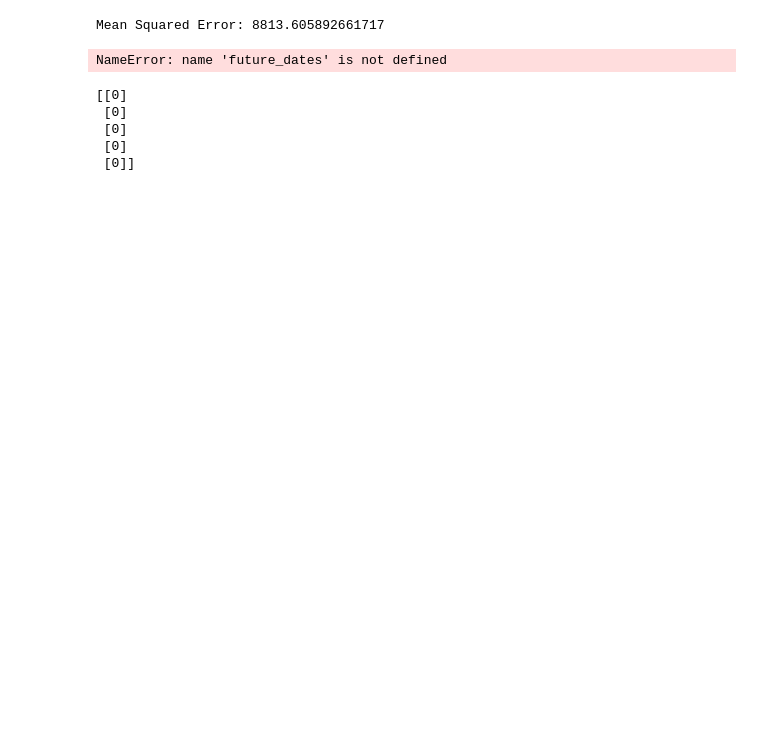
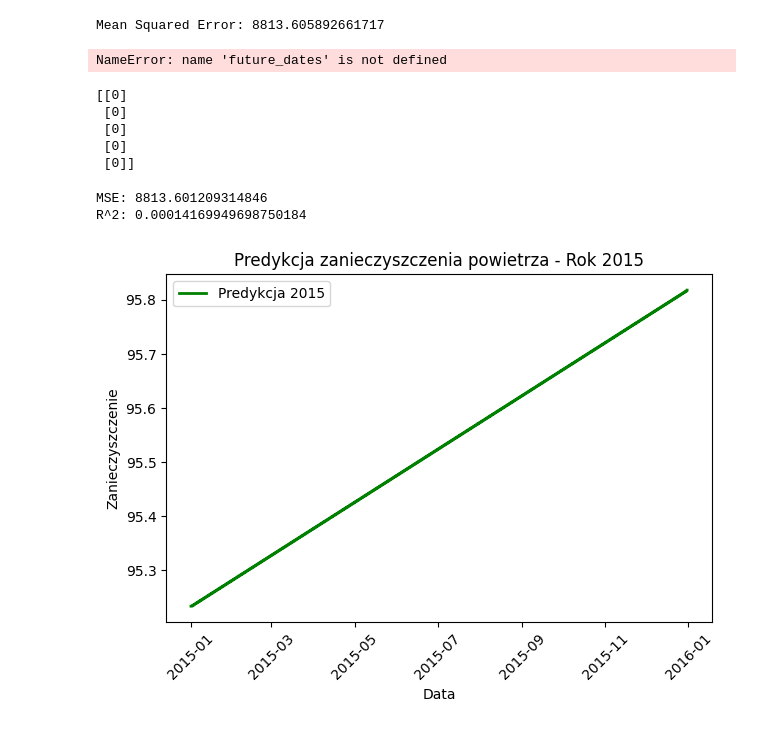
Before and after one commit to Beruxik/SBL-IPAD, a Jupyter notebook: SBL.ipynb, the cells around one changed output. Cells and saved outputs as stored; diff of their text form; code cells hidden in the pictures; blank space fills up the shorter version.

Commit message:
Dodanie predykcji

```diff
--- a/SBL.ipynb
+++ b/SBL.ipynb
@@ -1099,3 +1093,53 @@ print(future_dates_numeric)
  [0]
  [0]
  [0]]
+# %%
+#predykcja dokończe jutro to jest 06.06
+
+from sklearn.metrics import mean_squared_error, r2_score
+
+# Przygotuj dane wejściowe i wyjściowe
+X = data['days_since_reference'].values.reshape(-1, 1)
+y = data['pollution']
+
+# Podziel dane na zbiór treningowy i testowy
+X_train, X_test, y_train, y_test = train_test_split(X, y, test_size=0.2, random_state=42)
+
+# Utwórz model regresji liniowej
+model = LinearRegression()
+
+# Dopasuj model do danych treningowych
+model.fit(X_train, y_train)
+
+# Oblicz wartości przewidywane dla danych testowych
+y_pred = model.predict(X_test)
+
+# Oblicz średni błąd kwadratowy (MSE)
+mse = mean_squared_error(y_test, y_pred)
+print("MSE:", mse)
+
+# Oblicz współczynnik determinacji R^2
+r2 = r2_score(y_test, y_pred)
+print("R^2:", r2)
+
+# Przygotuj dane wejściowe dla roku 2015
+input_data_2015 = pd.DataFrame({'date': pd.date_range('2015-01-01', '2015-12-31', freq='H')})
+input_data_2015['days_since_reference'] = input_data_2015['date'].apply(lambda x: x.toordinal())
+
+# Wykonaj predykcję dla danych wejściowych z 2015 roku
+y_pred_2015 = model.predict(input_data_2015['days_since_reference'].values.reshape(-1, 1))
+
+# Stwórz wykres predykcji dla roku 2015
+fig, ax = plt.subplots()
+ax.plot(input_data_2015['date'], y_pred_2015, color='green', linewidth=2, label='Predykcja 2015')
+ax.set_xlabel('Data')
+ax.set_ylabel('Zanieczyszczenie')
+ax.set_title('Predykcja zanieczyszczenia powietrza - Rok 2015')
+ax.legend()
+plt.xticks(rotation=45)
+plt.tight_layout()
+plt.show()
+# %% [output]
+MSE: 8813.601209314846
+R^2: 0.00014169949698750184
+[figure, added]
```
Also changed, not shown: parts of 1 cell of this notebook.
